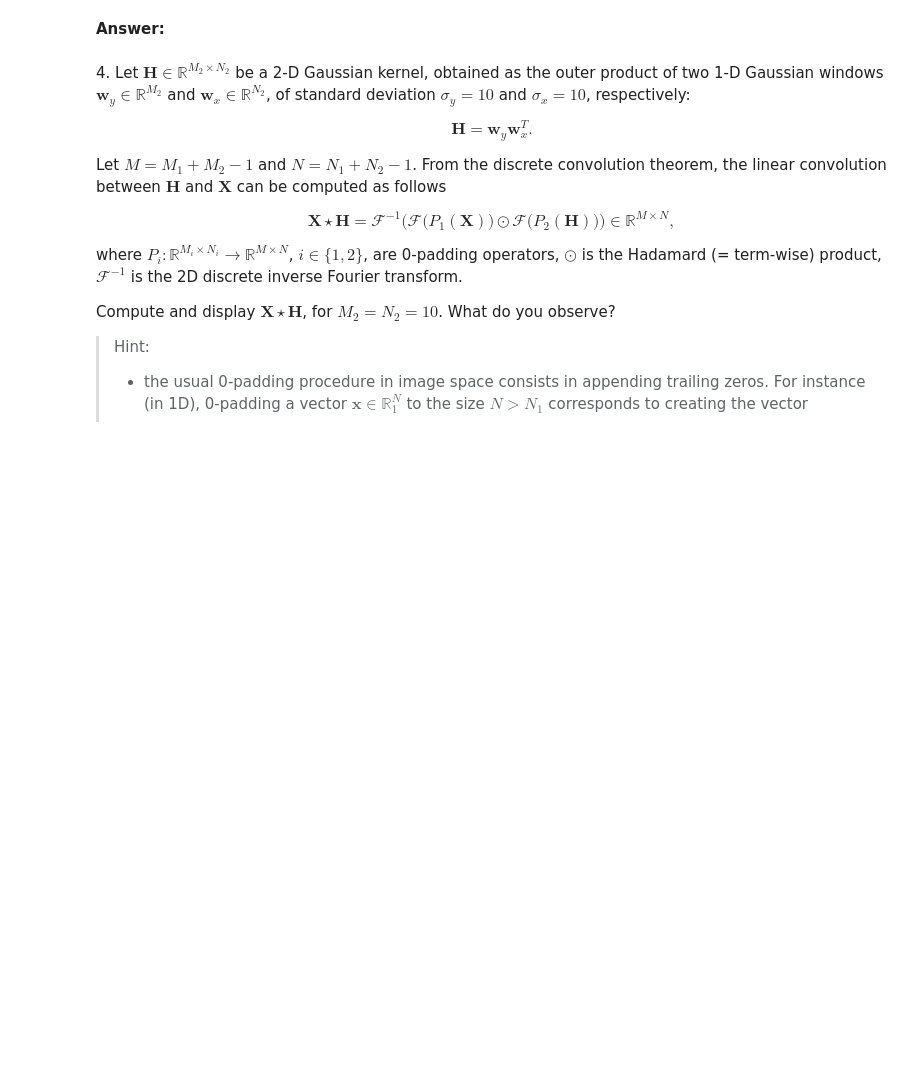
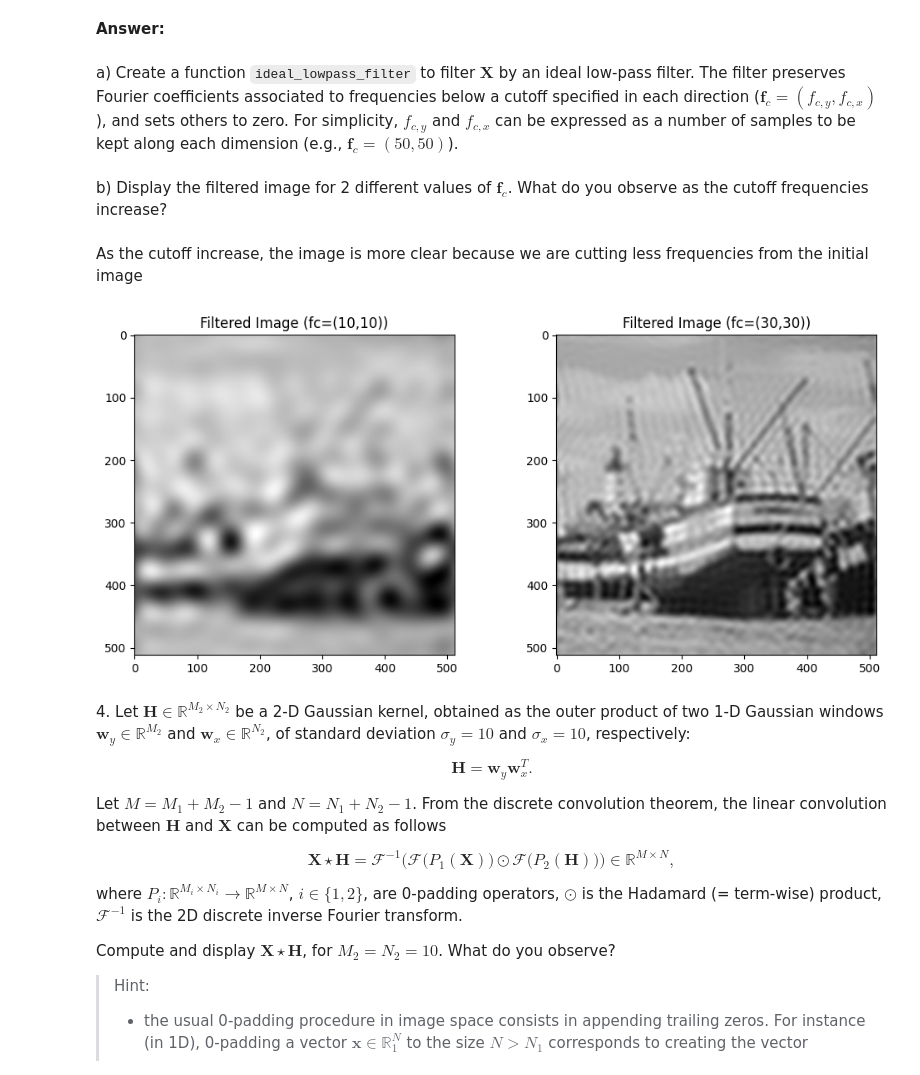
Before and after one commit to antoineamiel/python_sdia, a Jupyter notebook: Labs/Lab3/lab3.ipynb, the cells around one changed output. Cells and saved outputs as stored; diff of their text form; code cells hidden in the pictures; blank space fills up the shorter version.

```diff
--- a/Labs/Lab3/lab3.ipynb
+++ b/Labs/Lab3/lab3.ipynb
@@ -324,3 +339,46 @@ b) Display the filtered image for 2 different values of $\mathbf{f}_c$. What do
+# %% [markdown]
+a) Create a function `ideal_lowpass_filter` to filter $\mathbf{X}$ by an ideal low-pass filter. The filter preserves Fourier coefficients associated to frequencies below a cutoff specified in each direction ($\mathbf{f}_c = (f_{c,y}, f_{c,x})$), and sets others to zero. For simplicity, $f_{c,y}$ and $f_{c,x}$ can be expressed as a number of samples to be kept along each dimension (e.g., $\mathbf{f}_c = (50,50)$).
+# %%
+def ideal_lowpass_filter(X, fc):
+    # 2D FFT and shift
+    fft_img = np.fft.fft2(X)
+    fft_img_shifted = np.fft.fftshift(fft_img)
+
+    # Build filter mask
+    fc_y, fc_x = fc
+    Ny, Nx = X.shape
+    mask = np.zeros((Ny, Nx))
+    cy, cx = Ny // 2, Nx // 2
+    mask[cy - fc_y:cy + fc_y, cx - fc_x:cx + fc_x] = 1
+
+    # Apply filter in frequency domain
+    filtered_fft_shifted = fft_img_shifted * mask
+
+    # Inverse shift and inverse FFT
+    filtered_fft = np.fft.ifftshift(filtered_fft_shifted)
+    X_filtered = np.fft.ifft2(filtered_fft).real
+
+    return X_filtered
+# %% [markdown]
+b) Display the filtered image for 2 different values of $\mathbf{f}_c$. What do you observe as the cutoff frequencies increase?
+# %% [markdown]
+As the cutoff increase, the image is more clear because we are cutting less frequencies from the initial image
+# %%
+X1_filtered = ideal_lowpass_filter(img, (10, 10))
+X2_filtered = ideal_lowpass_filter(img, (30, 30))
+
+plt.figure(figsize=(12, 5))
+
+plt.subplot(121)
+plt.imshow(X1_filtered, cmap='gray')
+plt.title('Filtered Image (fc=(10,10))')
+
+plt.subplot(122)
+plt.imshow(X2_filtered, cmap='gray')
+plt.title('Filtered Image (fc=(30,30))')
+plt.show()
+# %% [output]
+[figure, added]
 # %% [markdown]
 4\. Let $\mathbf{H} \in \mathbb{R}^{M_2\times N_2}$ be a 2-D Gaussian kernel, obtained as the outer product of two 1-D Gaussian windows $\mathbf{w}_y \in \mathbb{R}^{M_2}$ and $\mathbf{w}_x \in \mathbb{R}^{N_2}$, of standard deviation $\sigma_y = 10$ and $\sigma_x = 10$, respectively:
 
```
Also changed, not shown: parts of 9 cells of this notebook, 3 other files.
